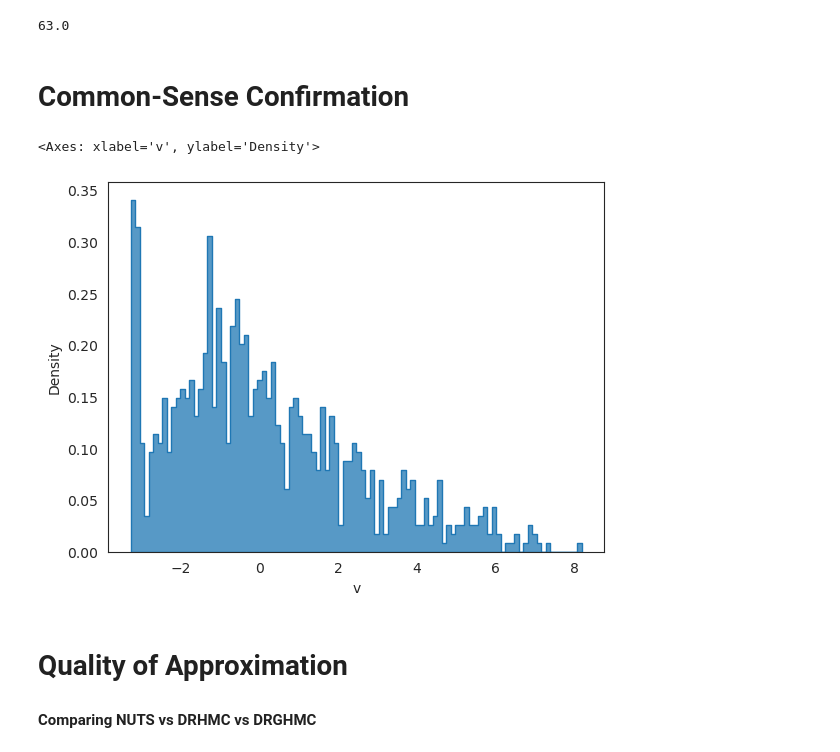
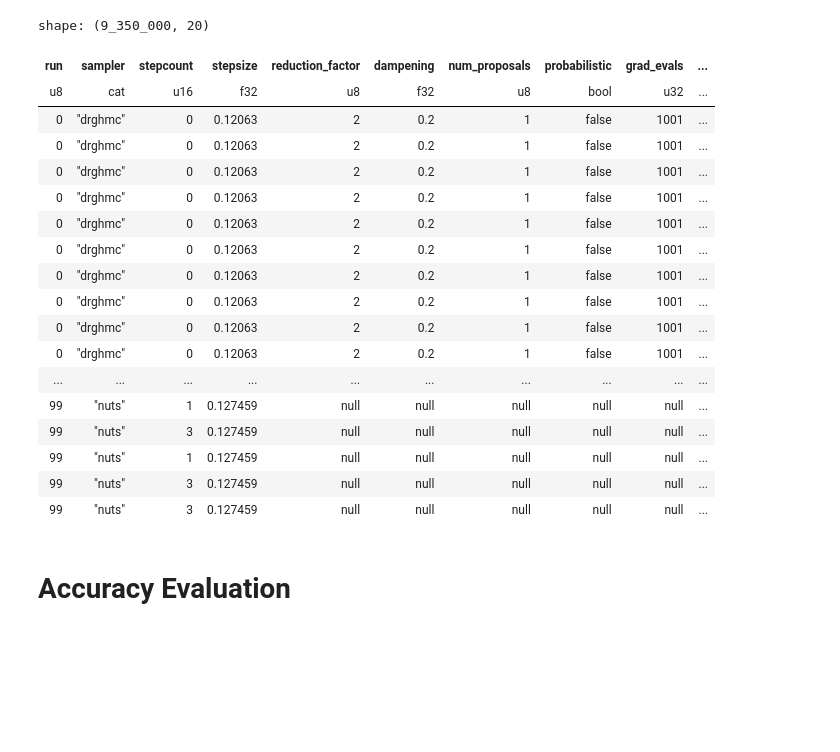
Before and after one commit to gil2rok/drghmc, a Jupyter notebook: experiments/funnel10.ipynb, the cells around one changed output. Saved outputs shown, nothing was run; the diff lists cells and outputs as text; code cells hidden in the pictures; blank space fills up the shorter version.

Commit message:
samples generated and processed into polars dataframe

```diff
--- a/experiments/funnel10.ipynb
+++ b/experiments/funnel10.ipynb
@@ -8,3 +7,4 @@ import matplotlib.pyplot as plt
 # %%
 # defaults
-sns.set_style("white")
+model_name = "funnel10"
+sns.set_theme(style="white")
@@ -25,2 +13,3 @@ nuts_df.head()
 # %%
-path = os.path.join("../data/raw/funnel10")
+path = os.path.join("../data/processed/", model_name, "samples.parquet")
+samples = pl.read_parquet(path)
@@ -35,17 +16,39 @@ sns.histplot(nuts_df["n_leapfrog__"], bins=100)
-# %%
-# compute 90% percentile of nuts_df column "n_leapfrog__"
-leapfrog_90 = np.percentile(nuts_df["n_leapfrog__"], 90)
-leapfrog_90
-# %% [output]
-63.0
-# %% [markdown]
-# Common-Sense Confirmation
-# %%
-# with seaborn plot histogram of column "v" on x-axis and column "lp__" on y-axis, exponentiating the y-axis to remove the log scale
-sns.histplot(x="v", data=nuts_df, log_scale=False, stat="density", element="step", bins=100)
-# %% [output]
-<Axes: xlabel='v', ylabel='Density'>
-[figure, removed]
-# %% [markdown]
-# Quality of Approximation
-#### Comparing NUTS vs DRHMC vs DRGHMC
+# %%
+# add column "config" that represents each unique sampler configuration
+# each unique sampler configuration is a unique combination of all columns except for the parameter columns p0, p1, ...
+
+# get all columns except for the parameter columns
+sampler_param_cols = [col for col in samples.columns if not col.startswith("p")]
+
+# get all unique sampler configurations
+configs = samples[sampler_param_cols].unique()
+
+# add column "config" to config Polars dataframe
+configs = configs.with_columns(pl.Series("config", range(0, len(configs))))
+
+# add column "config" to samples Polars dataframe, based on the config Polars dataframe
+samples = samples.join(configs, on=sampler_param_cols, how="inner")
+# %%
+samples
+# %% [output]
+shape: (9_350_000, 20)
+| run | sampler | stepcount | stepsize | reduction_factor | dampening | num_proposals | probabilistic | grad_evals | ... |
+| u8 | cat | u16 | f32 | u8 | f32 | u8 | bool | u32 | ... |
+| 0 | "drghmc" | 0 | 0.12063 | 2 | 0.2 | 1 | false | 1001 | ... |
+| 0 | "drghmc" | 0 | 0.12063 | 2 | 0.2 | 1 | false | 1001 | ... |
+| 0 | "drghmc" | 0 | 0.12063 | 2 | 0.2 | 1 | false | 1001 | ... |
+| 0 | "drghmc" | 0 | 0.12063 | 2 | 0.2 | 1 | false | 1001 | ... |
+| 0 | "drghmc" | 0 | 0.12063 | 2 | 0.2 | 1 | false | 1001 | ... |
+| 0 | "drghmc" | 0 | 0.12063 | 2 | 0.2 | 1 | false | 1001 | ... |
+| 0 | "drghmc" | 0 | 0.12063 | 2 | 0.2 | 1 | false | 1001 | ... |
+| 0 | "drghmc" | 0 | 0.12063 | 2 | 0.2 | 1 | false | 1001 | ... |
+| 0 | "drghmc" | 0 | 0.12063 | 2 | 0.2 | 1 | false | 1001 | ... |
+| 0 | "drghmc" | 0 | 0.12063 | 2 | 0.2 | 1 | false | 1001 | ... |
+| ... | ... | ... | ... | ... | ... | ... | ... | ... | ... |
+| 99 | "nuts" | 1 | 0.127459 | null | null | null | null | null | ... |
+| 99 | "nuts" | 3 | 0.127459 | null | null | null | null | null | ... |
+| 99 | "nuts" | 1 | 0.127459 | null | null | null | null | null | ... |
+| 99 | "nuts" | 3 | 0.127459 | null | null | null | null | null | ... |
+| 99 | "nuts" | 3 | 0.127459 | null | null | null | null | null | ... |
+# %% [markdown]
+# Accuracy Evaluation
```
Also changed, not shown: parts of 12 cells of this notebook, 8 other files.
